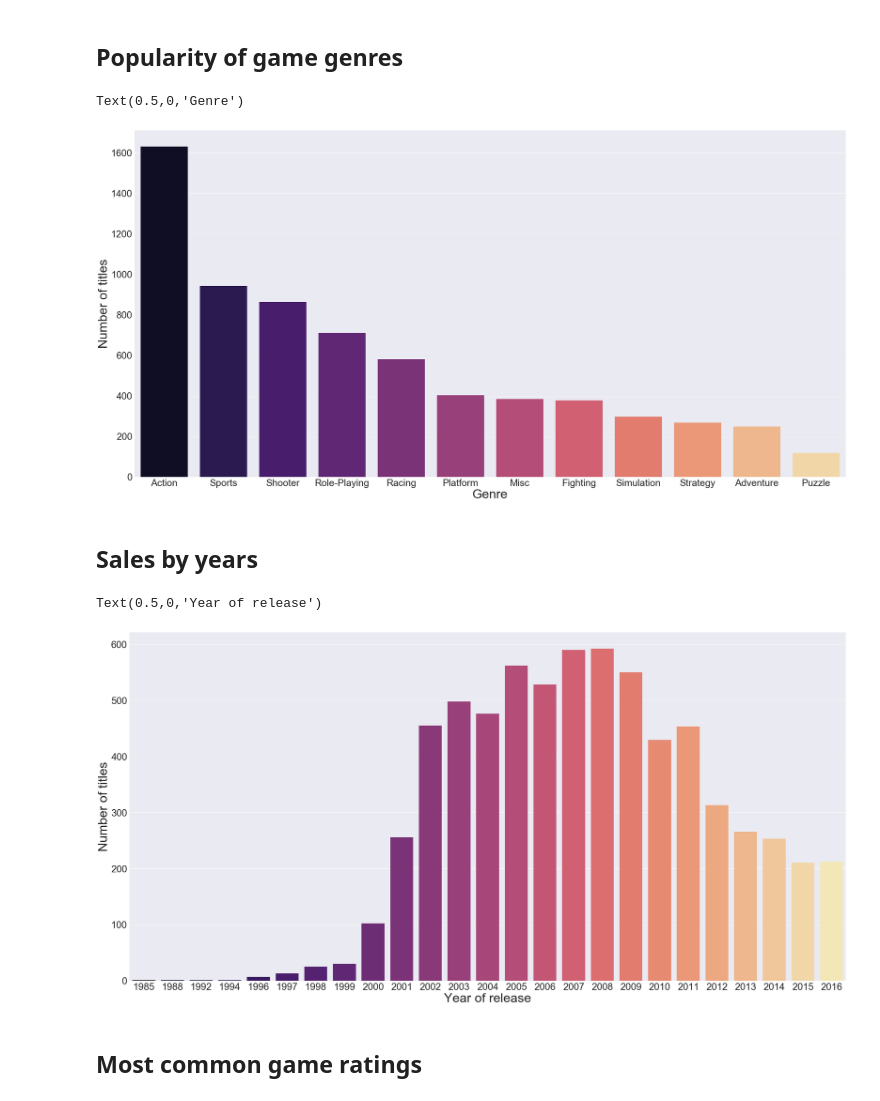
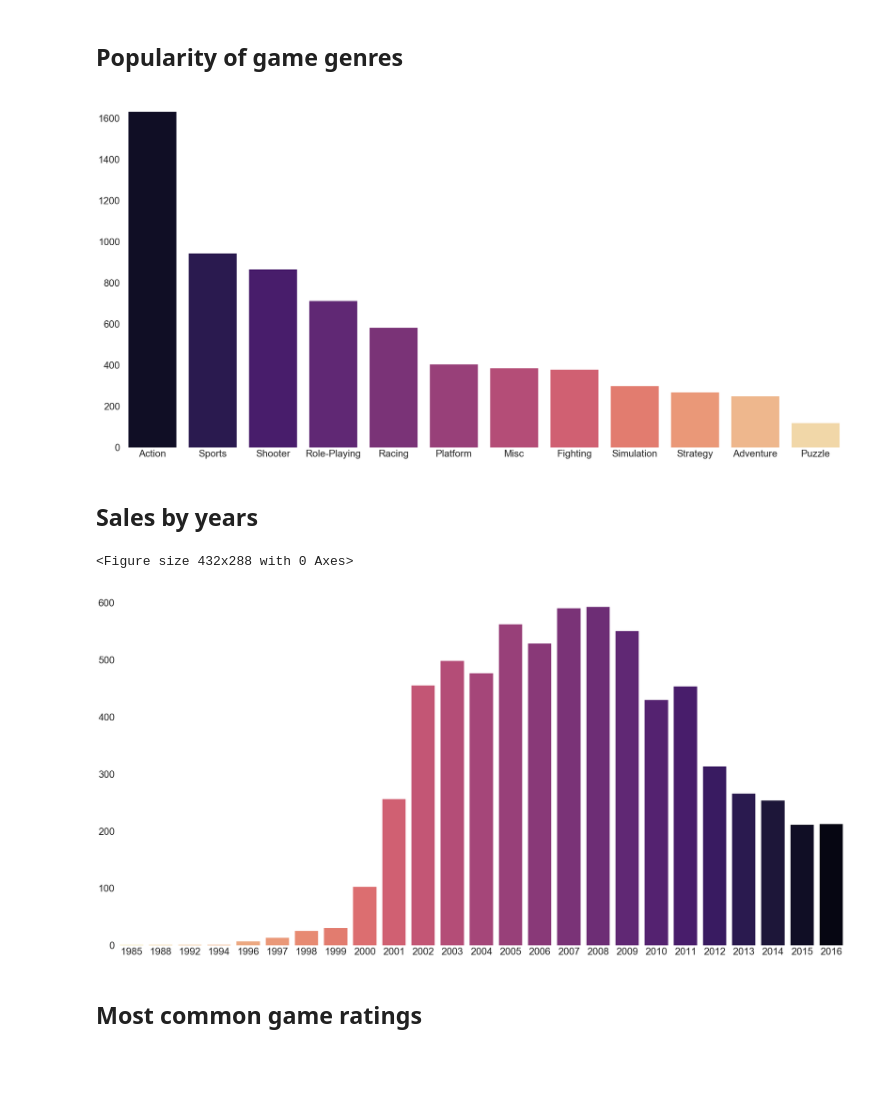
Before and after one commit to NejedlyJan/python_project, a Jupyter notebook: Python_seminarka_v02.ipynb, the cells around one changed output. Drawn from its saved outputs; the diff is of its cells as text; code cells hidden in the pictures; blank space fills up the shorter version.

```diff
--- a/Python_seminarka_v02.ipynb
+++ b/Python_seminarka_v02.ipynb
@@ -77,12 +79,14 @@ sns.heatmap(sales.isnull(),yticklabels=False,cbar=False,cmap='magma')
 ## Most used platforms
 # %%
 sns.set(font_scale = 3)
+sns.set_style('white')
 platGenre = pd.crosstab(sales.Platform,sales['Genre'])
 platGenreTotal = platGenre.sum(axis=1).sort_values(ascending = False)
 plt.figure(figsize=(40,20))
 colors = sns.color_palette("magma", 20)
 ax = sns.barplot(y = platGenreTotal.index, x = platGenreTotal.values, orient='h', palette=colors)
-ax.set_ylabel(ylabel='Platform', fontsize=40)
-ax.set_xlabel(xlabel='Number of titles', fontsize=40)
+ax.set_ylabel(ylabel='', fontsize=40)
+ax.set_xlabel(xlabel='', fontsize=40)
+sns.despine(left=True, bottom=True)
 plt.show()
 # %% [output]
@@ -92,24 +96,29 @@ plt.show()
 # %%
 plt.figure(figsize=(40,20))
 sns.set(font_scale = 3)
+sns.set_style("white")
 ax = sns.countplot(x='Genre', data=sales, order = sales['Genre'].value_counts().index, palette="magma")
-ax.set_ylabel(ylabel='Number of titles', fontsize=40)
-ax.set_xlabel(xlabel='Genre', fontsize=40)
+ax.set_ylabel(ylabel='', fontsize=20)
+ax.set_xlabel(xlabel='', fontsize=40)
+sns.despine(left=True, bottom=True)
 # %% [output]
-Text(0.5,0,'Genre')
-[figure, old version]
+[figure, new version]
 # %% [markdown]
 ## Sales by years
 # %%
+sns.despine(offset=10, trim=True);
+sns.set_style("white")
 sales['Year_of_Release'] = sales['Year_of_Release'].astype(int)
 plt.figure(figsize=(40,20))
 sns.set(font_scale = 3)
-ax = sns.countplot(x='Year_of_Release', data=sales, palette="magma")
-ax.set_ylabel(ylabel='Number of titles', fontsize=40)
-ax.set_xlabel(xlabel='Year of release', fontsize=40)
+sns.set_style("white")
+ax = sns.countplot(x='Year_of_Release', data=sales, palette="magma_r")
+ax.set_ylabel(ylabel='', fontsize=40)
+ax.set_xlabel(xlabel='', fontsize=40)
+sns.despine(left=True, bottom=True)
 # %% [output]
-Text(0.5,0,'Year of release')
+<Figure size 432x288 with 0 Axes>
-[figure, old version]
+[figure, new version]
 # %% [markdown]
 ## Most common game ratings
 # %%
```
Also changed, not shown: parts of 14 cells of this notebook.
